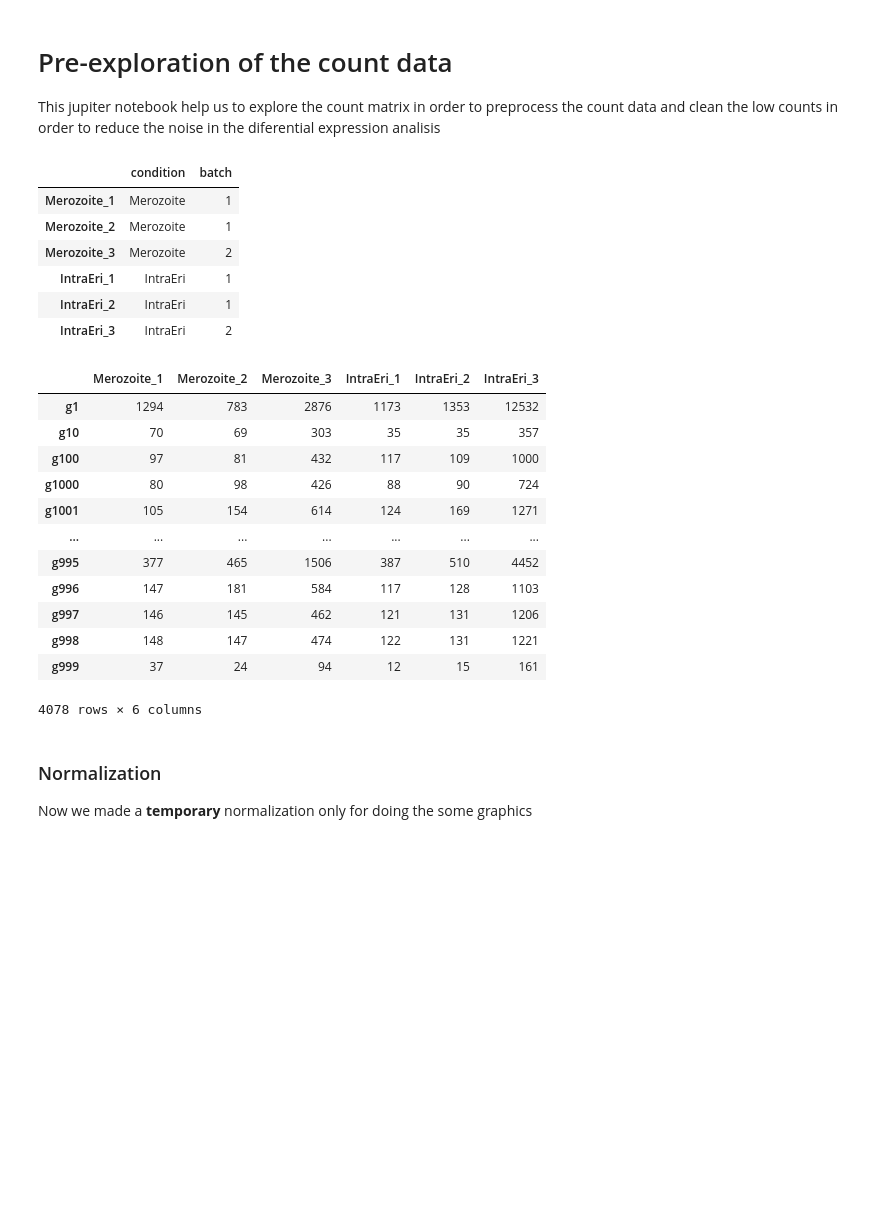
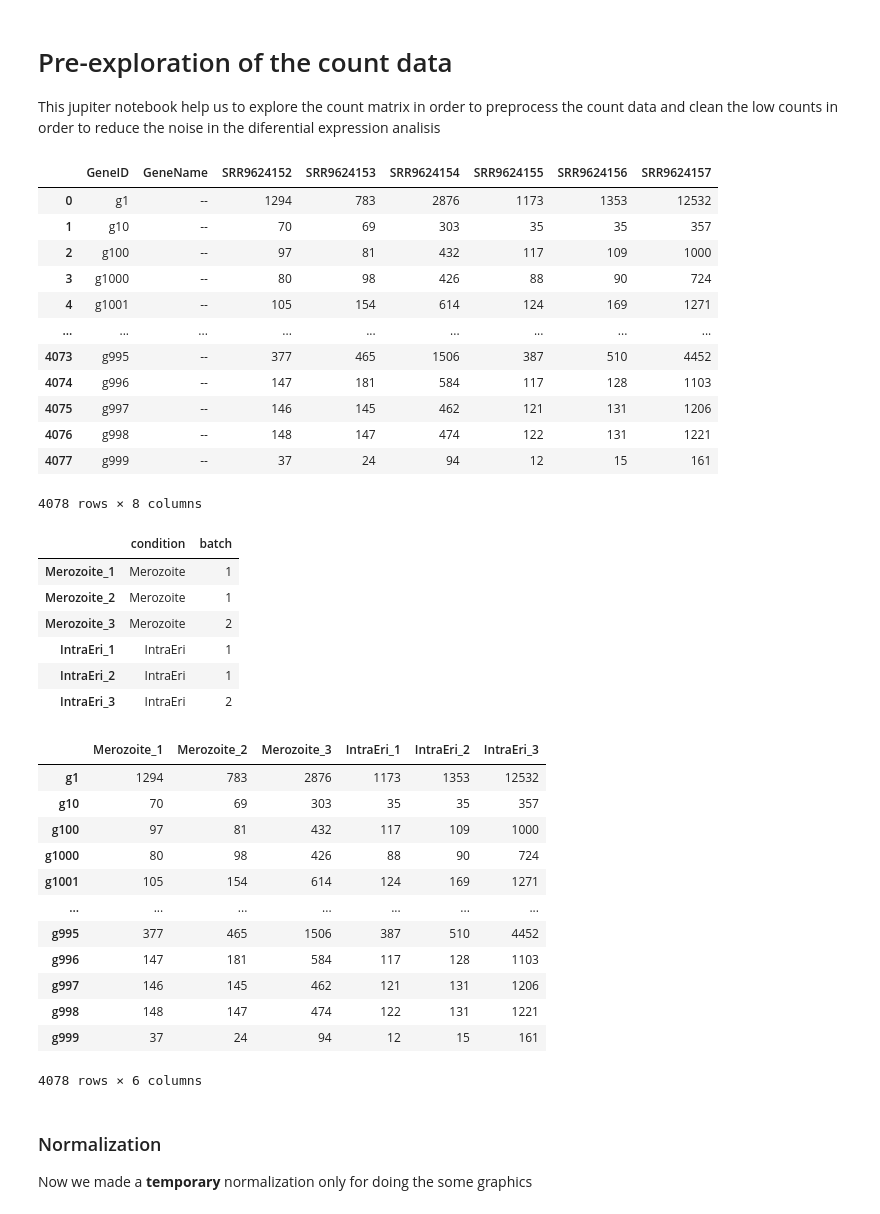
Before and after one commit to MaxHuesca/BioPyhton_2026, a Jupyter notebook: src/Scripts_prueba/matrix_exploration.ipynb, the cells around one changed output. Saved outputs shown, nothing was run; the diff lists cells and outputs as text; code cells hidden in the pictures; blank space fills up the shorter version.

```diff
--- a/src/Scripts_prueba/matrix_exploration.ipynb
+++ b/src/Scripts_prueba/matrix_exploration.ipynb
@@ -13,6 +13,8 @@ import os
 #chargue of the both data
 raw_matrix_df=pd.read_csv("../../results/babesia/final_count_matrix.tsv", sep="\t",header=0)
 raw_info=pd.read_csv("../../results/babesia/srr_info.tsv",sep="\t",header=0)
+
+display(raw_matrix_df)
 
 matrixes=[raw_info,raw_matrix_df]
 
@@ -28,53 +30,66 @@ batch=True
 
 columns=[]
 for matrix in matrixes:
     #obtain the first column for making indexes
     cols=list(matrix.columns)
     raws_names=list(matrix[cols[0]])
     matrix.index=raws_names
     #save de matrix col names
     columns.append(cols)
 
 count_matrix=raw_matrix_df[columns[1][2:]]
 if batch :
     info_matrix=pd.DataFrame(raw_info["LibraryName"])
     info_matrix["Sample"]=[condition_dic[name][0] for name in list(info_matrix["LibraryName"])]
     info_matrix["batch"]=[condition_dic[name][1] for name in list(info_matrix["LibraryName"])]
     info_matrix["condition"]=info_matrix["Sample"].str.replace("_.$","",regex=True)
     info_matrix=info_matrix[["Sample","condition","batch"]]
     #make the clean count matrix with the conditions of the information matrix
     count_matrix.columns=[info_matrix.loc[srr,"Sample"] for srr in columns[1][2:]]
     info_matrix.index=list(info_matrix["Sample"])
     info_matrix.drop("Sample", axis=1, inplace=True)
 else:
     col_names=["Merozoite_"+str(i) for i in range(1,4)] + ["IntraEri_" + str(i) for i in range(1,4)]
     count_matrix.columns=col_names
     info_matrix=None
 
 
 display(info_matrix)
 display(count_matrix)
 # %% [output]
-|  | condition | batch |
-| Merozoite_1 | Merozoite | 1 |
-| Merozoite_2 | Merozoite | 1 |
-| Merozoite_3 | Merozoite | 2 |
-| IntraEri_1 | IntraEri | 1 |
-| IntraEri_2 | IntraEri | 1 |
-| IntraEri_3 | IntraEri | 2 |
+|  | GeneID | GeneName | SRR9624152 | SRR9624153 | SRR9624154 | SRR9624155 | SRR9624156 | SRR9624157 |
+| 0 | g1 | -- | 1294 | 783 | 2876 | 1173 | 1353 | 12532 |
+| 1 | g10 | -- | 70 | 69 | 303 | 35 | 35 | 357 |
+| 2 | g100 | -- | 97 | 81 | 432 | 117 | 109 | 1000 |
+| 3 | g1000 | -- | 80 | 98 | 426 | 88 | 90 | 724 |
+| 4 | g1001 | -- | 105 | 154 | 614 | 124 | 169 | 1271 |
+| ... | ... | ... | ... | ... | ... | ... | ... | ... |
+| 4073 | g995 | -- | 377 | 465 | 1506 | 387 | 510 | 4452 |
+| 4074 | g996 | -- | 147 | 181 | 584 | 117 | 128 | 1103 |
+| 4075 | g997 | -- | 146 | 145 | 462 | 121 | 131 | 1206 |
+| 4076 | g998 | -- | 148 | 147 | 474 | 122 | 131 | 1221 |
+| 4077 | g999 | -- | 37 | 24 | 94 | 12 | 15 | 161 |
+4078 rows × 8 columns
-|  | Merozoite_1 | Merozoite_2 | Merozoite_3 | IntraEri_1 | IntraEri_2 | IntraEri_3 |
-| g1 | 1294 | 783 | 2876 | 1173 | 1353 | 12532 |
-| g10 | 70 | 69 | 303 | 35 | 35 | 357 |
-| g100 | 97 | 81 | 432 | 117 | 109 | 1000 |
-| g1000 | 80 | 98 | 426 | 88 | 90 | 724 |
-| g1001 | 105 | 154 | 614 | 124 | 169 | 1271 |
-| ... | ... | ... | ... | ... | ... | ... |
-| g995 | 377 | 465 | 1506 | 387 | 510 | 4452 |
-| g996 | 147 | 181 | 584 | 117 | 128 | 1103 |
-| g997 | 146 | 145 | 462 | 121 | 131 | 1206 |
-| g998 | 148 | 147 | 474 | 122 | 131 | 1221 |
-| g999 | 37 | 24 | 94 | 12 | 15 | 161 |
+|  | condition | batch |
+| Merozoite_1 | Merozoite | 1 |
+| Merozoite_2 | Merozoite | 1 |
+| Merozoite_3 | Merozoite | 2 |
+| IntraEri_1 | IntraEri | 1 |
+| IntraEri_2 | IntraEri | 1 |
+| IntraEri_3 | IntraEri | 2 |
-4078 rows × 6 columns
+|  | Merozoite_1 | Merozoite_2 | Merozoite_3 | IntraEri_1 | IntraEri_2 | IntraEri_3 |
+| g1 | 1294 | 783 | 2876 | 1173 | 1353 | 12532 |
+| g10 | 70 | 69 | 303 | 35 | 35 | 357 |
+| g100 | 97 | 81 | 432 | 117 | 109 | 1000 |
+| g1000 | 80 | 98 | 426 | 88 | 90 | 724 |
+| g1001 | 105 | 154 | 614 | 124 | 169 | 1271 |
+| ... | ... | ... | ... | ... | ... | ... |
+| g995 | 377 | 465 | 1506 | 387 | 510 | 4452 |
+| g996 | 147 | 181 | 584 | 117 | 128 | 1103 |
+| g997 | 146 | 145 | 462 | 121 | 131 | 1206 |
+| g998 | 148 | 147 | 474 | 122 | 131 | 1221 |
+| g999 | 37 | 24 | 94 | 12 | 15 | 161 |
+4078 rows × 6 columns
 # %% [markdown]
 ### Normalization
 Now we made a **temporary** normalization only for doing the some graphics
```
Also changed, not shown: parts of 5 cells of this notebook, 22 other files.
